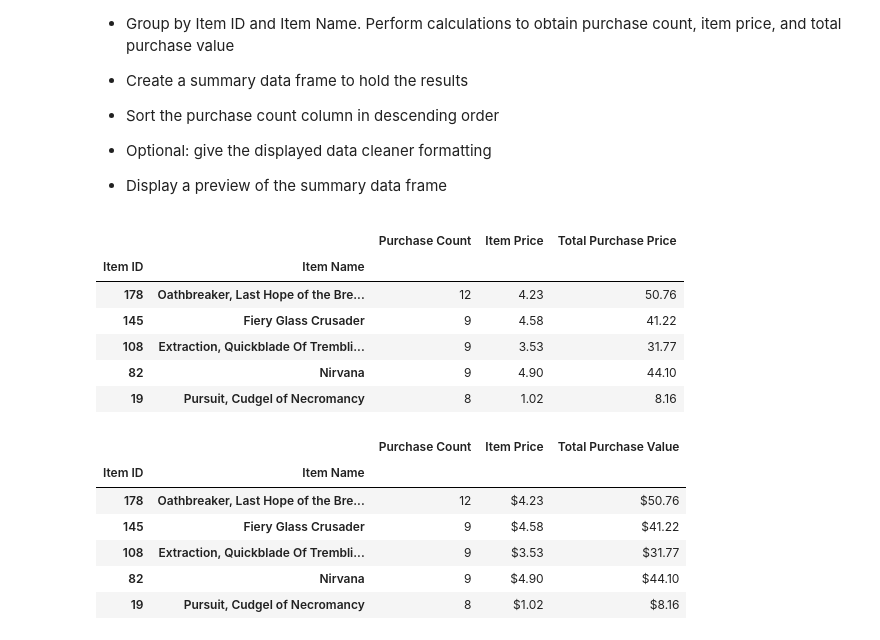
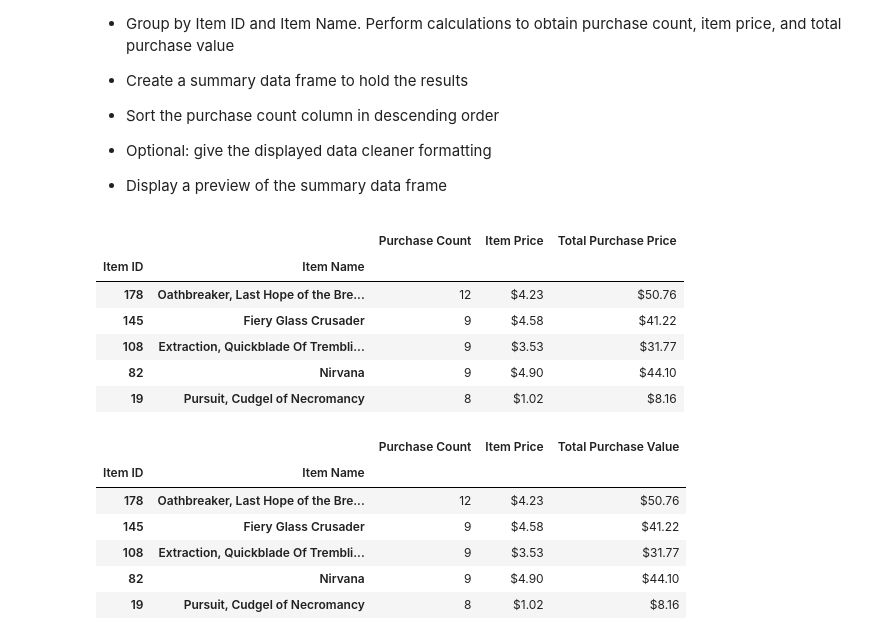
Before and after one commit to vittalsiddaiah/UTDataAnalyticsAssignments, a Jupyter notebook: Python/assignments/Numpy-Pandas/Instructions/HeroesOfPymoli/HeroesOfPymoli_starter.ipynb, the cells around one changed output. Drawn from its saved outputs; the diff is of its cells as text; code cells hidden in the pictures.

```diff
--- a/Python/assignments/Numpy-Pandas/Instructions/HeroesOfPymoli/HeroesOfPymoli_starter.ipynb
+++ b/Python/assignments/Numpy-Pandas/Instructions/HeroesOfPymoli/HeroesOfPymoli_starter.ipynb
@@ -321,28 +321,28 @@ dfg.sort_values('Purchase Count', ascending=False)[['Purchase Count', 'Average P
 # %%
 df_PurchaseData = purchase_data
 dfg_PurchaseData = df_PurchaseData.groupby(["Item ID", "Item Name"])
 
 dfg_Count = dfg_PurchaseData.count().reset_index()
 dfg_Count = dfg_Count.rename(columns={'Purchase ID': 'Purchase Count'})
 
 
 dfg_Total = dfg_PurchaseData.sum().reset_index()
 dfg_Total = dfg_Total.rename(columns={'Price': 'Total Purchase Price'})
 
 dfg_Price = dfg_PurchaseData.mean().reset_index()
 dfg_Price = dfg_Price.rename(columns={'Price': 'Item Price'})
 
 df = dfg_Count.merge(dfg_Price, on=["Item ID", "Item Name"]).merge(dfg_Total, on=["Item ID", "Item Name"]).set_index(["Item ID", "Item Name"])[['Purchase Count', 'Item Price','Total Purchase Price']]
-
+pd.options.display.float_format = '${:,.2f}'.format
 df.sort_values(['Purchase Count'], ascending=False).head()
 # %% [output]
 |  |  | Purchase Count | Item Price | Total Purchase Price |
 | Item ID | Item Name |  |  |  |
-| 178 | Oathbreaker, Last Hope of the Bre... | 12 | 4.23 | 50.76 |
-| 145 | Fiery Glass Crusader | 9 | 4.58 | 41.22 |
-| 108 | Extraction, Quickblade Of Trembli... | 9 | 3.53 | 31.77 |
-| 82 | Nirvana | 9 | 4.90 | 44.10 |
-| 19 | Pursuit, Cudgel of Necromancy | 8 | 1.02 | 8.16 |
+| 178 | Oathbreaker, Last Hope of the Bre... | 12 | $4.23 | $50.76 |
+| 145 | Fiery Glass Crusader | 9 | $4.58 | $41.22 |
+| 108 | Extraction, Quickblade Of Trembli... | 9 | $3.53 | $31.77 |
+| 82 | Nirvana | 9 | $4.90 | $44.10 |
+| 19 | Pursuit, Cudgel of Necromancy | 8 | $1.02 | $8.16 |
 # %%
 # %% [output]
 |  |  | Purchase Count | Item Price | Total Purchase Value |
```
